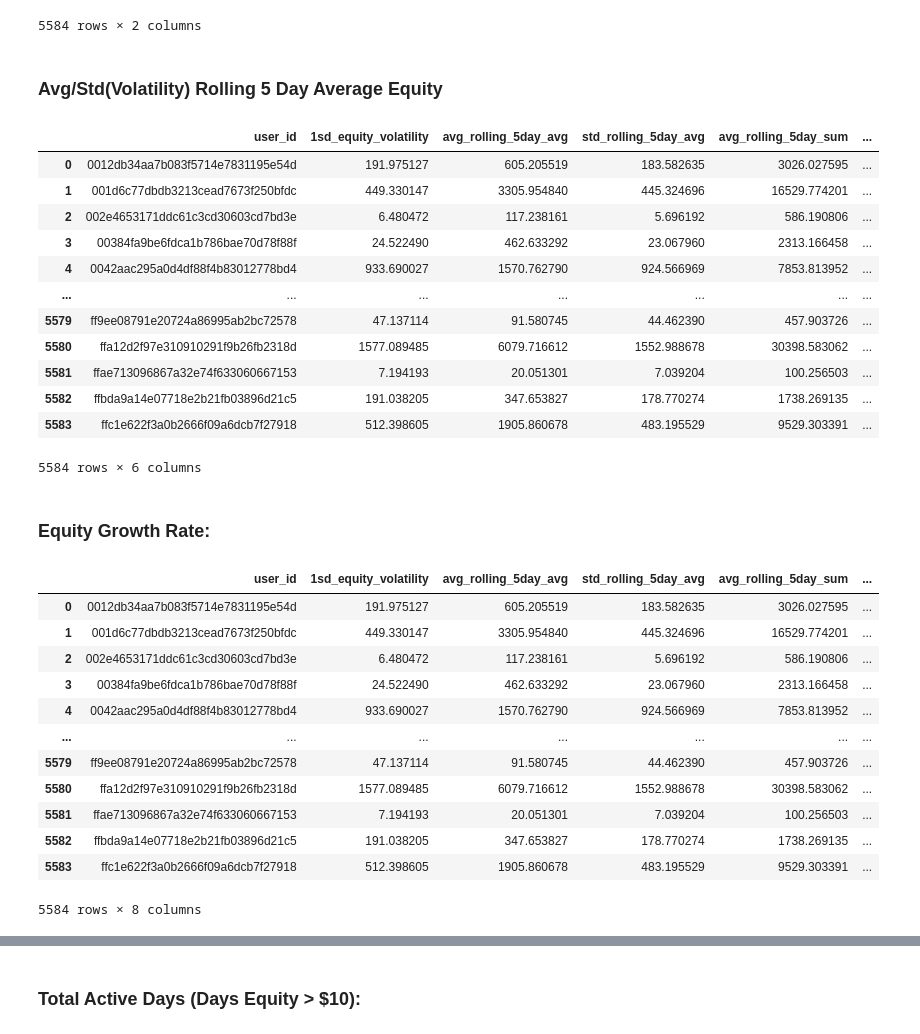
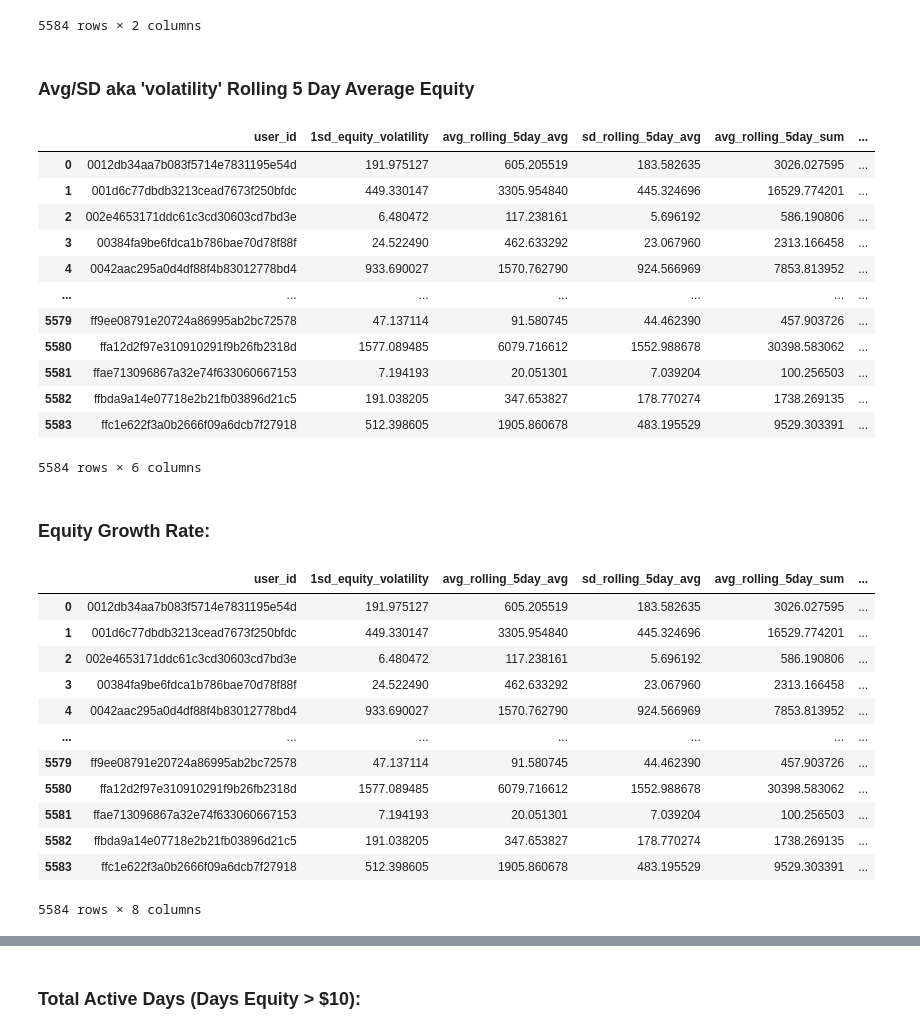
Before and after one commit to Michelangelo20/robinhood_classifer, a Jupyter notebook: src/notebook/rh_classifier_EDA_pt1.ipynb, the cells around one changed output, grey strips where cells are left out. Drawn from its saved outputs; the diff is of its cells as text; code cells hidden in the pictures.

Commit message:
tidy kpi metrics and dataframe

```diff
--- a/src/notebook/rh_classifier_EDA_pt1.ipynb
+++ b/src/notebook/rh_classifier_EDA_pt1.ipynb
@@ -122,7 +120,7 @@ new_df
 | 5583 | ffc1e622f3a0b2666f09a6dcb7f27918 | 512.398605 |
 5584 rows × 2 columns
 # %% [markdown]
-### Avg/Std(Volatility) Rolling 5 Day Average Equity
+### Avg/SD aka 'volatility' Rolling 5 Day Average Equity
 # %%
 '''
 - Why it's useful:
@@ -131,36 +129,36 @@ This feature can capture the general trajectory of a user’s equity over time.
 - How to calculate:
 Apply a rolling average over a window of time
 '''
 window_size = 5
 equity_df[f'rolling_avg_equity_{window_size}d'] = equity_df.sort_values(by='timestamp', ascending=True)\
                                         .groupby('user_id')['close_equity']\
                                         .rolling(window=window_size).mean()\
                                         .reset_index(level=0, drop=True)
 
 equity_df[f'rolling_sum_equity_{window_size}d'] = equity_df.sort_values(by='timestamp', ascending=True)\
                                         .groupby('user_id')['close_equity']\
                                         .rolling(window=window_size).sum()\
                                         .reset_index(level=0, drop=True)
 
 # # aggregated_df = equity_df.groupby('user_id')['rolling_avg_equity_7d'].agg(['mean', 'sum', 'max', 'min', 'std']).reset_index()
 # aggregated_df = equity_df.groupby('user_id')['close_equity'].rolling(window=7).std().reset_index(level=0, drop=True)
 aggregated_df = equity_df.groupby('user_id').agg(
     # name_of_col_output=('column_name_being_agg', 'stat_method')
     avg_rolling_5day_avg=(f'rolling_avg_equity_{window_size}d', 'mean'),
-    std_rolling_5day_avg=(f'rolling_avg_equity_{window_size}d', 'std'),
+    sd_rolling_5day_avg=(f'rolling_avg_equity_{window_size}d', 'std'),
     avg_rolling_5day_sum=(f'rolling_sum_equity_{window_size}d', 'mean'),
-    std_rolling_5day_sum=(f'rolling_sum_equity_{window_size}d', 'std')
+    sd_rolling_5day_sum=(f'rolling_sum_equity_{window_size}d', 'std')
 ).reset_index()
 aggregated_df
 
 new_df = new_df.merge(aggregated_df, on='user_id', how='left')
 # new_df.rename(columns={'mean': 'avg_rolling_avg_equity_7d', 'sum': 'sum_rolling_avg_equity_7d',
 #                       'max':'max_rolling_avg_equity_7d',
 #                     'min':'min_rolling_avg_equity_7d' },
 #                     errors="raise", inplace=True)
 new_df
 # %% [output]
-|  | user_id | 1sd_equity_volatility | avg_rolling_5day_avg | std_rolling_5day_avg | avg_rolling_5day_sum | ... |
+|  | user_id | 1sd_equity_volatility | avg_rolling_5day_avg | sd_rolling_5day_avg | avg_rolling_5day_sum | ... |
 | 0 | 0012db34aa7b083f5714e7831195e54d | 191.975127 | 605.205519 | 183.582635 | 3026.027595 | ... |
 | 1 | 001d6c77dbdb3213cead7673f250bfdc | 449.330147 | 3305.954840 | 445.324696 | 16529.774201 | ... |
 | 2 | 002e4653171ddc61c3cd30603cd7bd3e | 6.480472 | 117.238161 | 5.696192 | 586.190806 | ... |
@@ -188,19 +186,27 @@ close_equity	equity_growth_rate
 1100	            (1100 - 1200) / 1200 = -0.0833
 1300	            (1300 - 1100) / 1100 = 0.1818
 '''
+
+equity_df['timestamp'] = pd.to_datetime(equity_df['timestamp'])
+equity_df = equity_df.sort_values(['user_id', 'timestamp'])
+equity_df['equity_growth_rate'] = equity_df.groupby('user_id')['close_equity'].pct_change(periods=1)
+aggregated_df = equity_df.groupby('user_id')['equity_growth_rate'].agg(
+    avg_equity_growth_rate='mean',
+    equity_volatility_growth_rate='std'
+).reset_index()
+
+# Merge with 'new_df'
+new_df = new_df.merge(aggregated_df, on='user_id', how='left')
+new_df
 # current equity - prev equity/prev equity - periods tells us 1 row behind 2 rows behind would be periods=2
-equity_df['equity_growth_rate'] = equity_df.groupby('user_id')['close_equity'].pct_change(periods=1)
-aggregated_df = equity_df.groupby('user_id')['equity_growth_rate'].agg(['mean', 'std']).reset_index()
-aggregated_df
-new_df = new_df.merge(aggregated_df, on='user_id', how='left')
-new_df.rename(columns={'mean': 'avg_equity_growth_rate_per_day', 'std': '1std_equity_growth_rate_per_day'}, errors="raise", inplace=True)
-new_df
-# # equity_df has 1119157 rows
-# new_df['equity_growth_rate'] = equity_df.groupby('user_id')['close_equity'].pct_change()
-# # new_df only has 5584
+# equity_df['equity_growth_rate'] = equity_df.groupby('user_id')['close_equity'].pct_change(periods=1)
+# aggregated_df = equity_df.groupby('user_id')['equity_growth_rate'].agg(['mean', 'std']).reset_index()
+# aggregated_df
+# new_df = new_df.merge(aggregated_df, on='user_id', how='left')
+# new_df.rename(columns={'mean': 'avg_equity_growth_rate', 'std': '1sd_equity_volatility_growth_rate'}, errors="raise", inplace=True)
 # new_df
 # %% [output]
-|  | user_id | 1sd_equity_volatility | avg_rolling_5day_avg | std_rolling_5day_avg | avg_rolling_5day_sum | ... |
+|  | user_id | 1sd_equity_volatility | avg_rolling_5day_avg | sd_rolling_5day_avg | avg_rolling_5day_sum | ... |
 | 0 | 0012db34aa7b083f5714e7831195e54d | 191.975127 | 605.205519 | 183.582635 | 3026.027595 | ... |
 | 1 | 001d6c77dbdb3213cead7673f250bfdc | 449.330147 | 3305.954840 | 445.324696 | 16529.774201 | ... |
 | 2 | 002e4653171ddc61c3cd30603cd7bd3e | 6.480472 | 117.238161 | 5.696192 | 586.190806 | ... |
```
Also changed, not shown: parts of 7 cells of this notebook.
